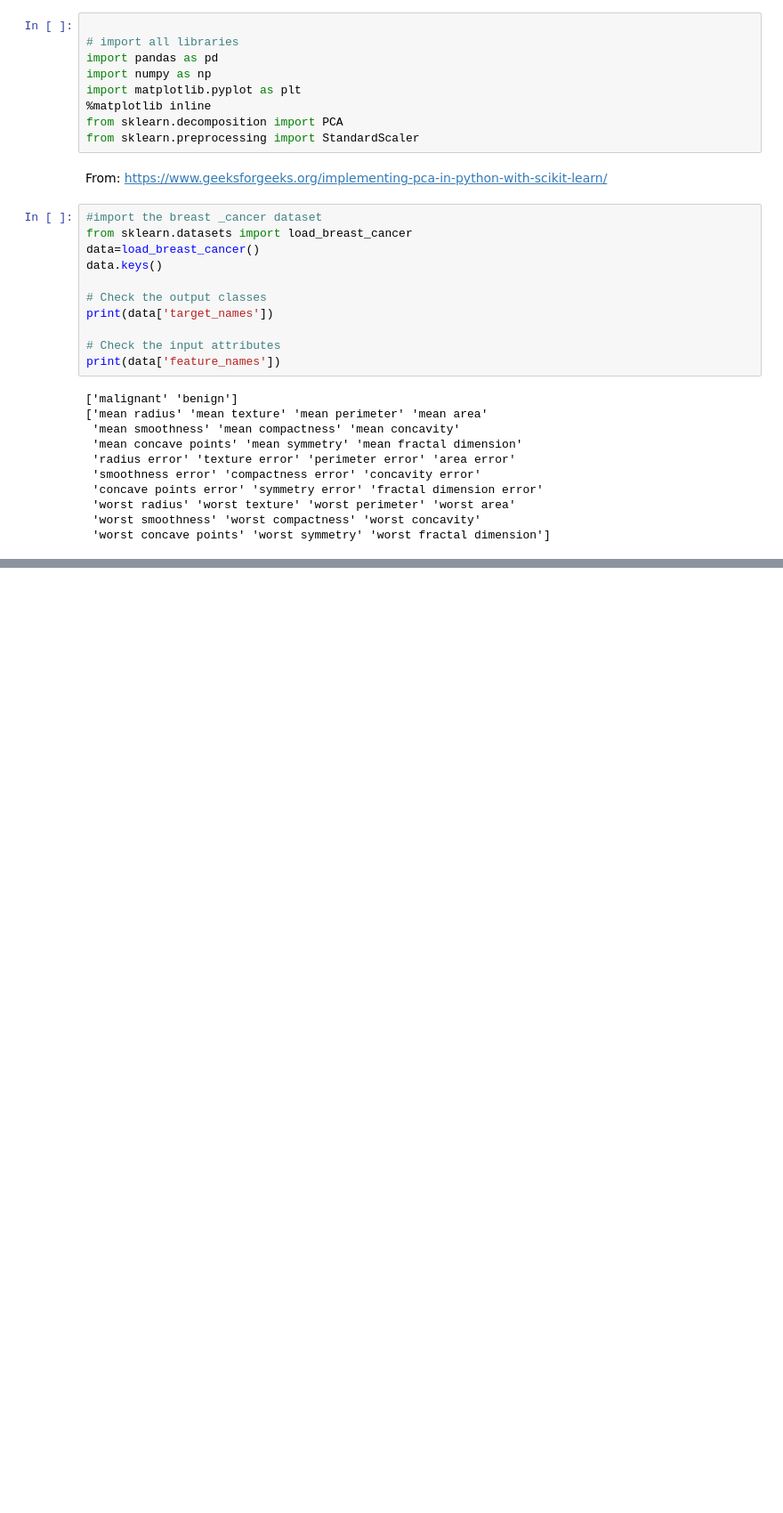
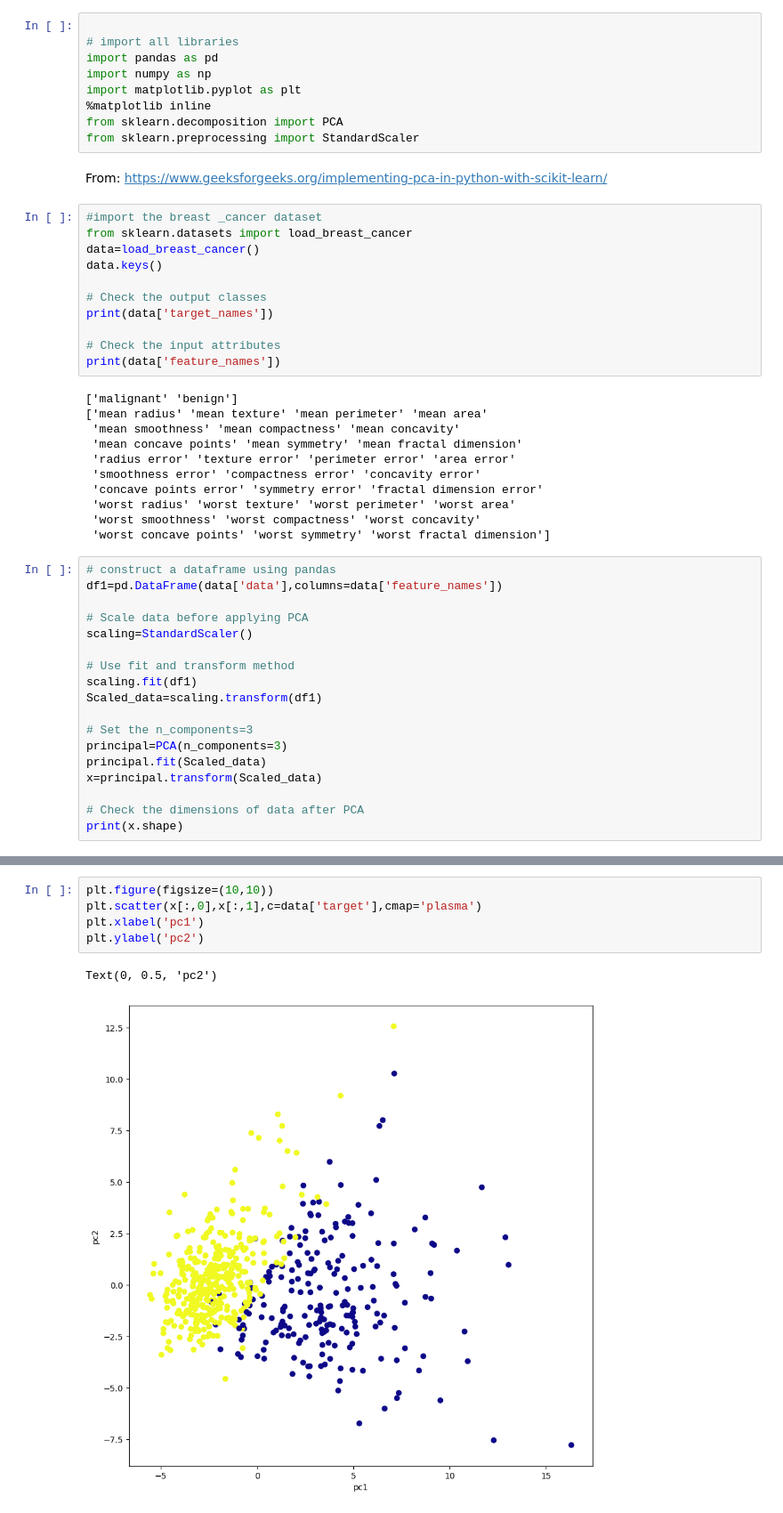
Before and after one commit to flyinacres/dimensionality, a Jupyter notebook: pcawp.ipynb, the cells around one changed output, grey strips where cells are left out. Shown at 89% size. Cells and saved outputs as stored; diff of their text form; blank space fills up the shorter version.

```diff
--- a/pcawp.ipynb
+++ b/pcawp.ipynb
@@ -31,3 +31,21 @@ print(data['feature_names'])
  'worst radius' 'worst texture' 'worst perimeter' 'worst area'
  'worst smoothness' 'worst compactness' 'worst concavity'
  'worst concave points' 'worst symmetry' 'worst fractal dimension']
+# %%
+# construct a dataframe using pandas
+df1=pd.DataFrame(data['data'],columns=data['feature_names'])
+
+# Scale data before applying PCA
+scaling=StandardScaler()
+
+# Use fit and transform method
+scaling.fit(df1)
+Scaled_data=scaling.transform(df1)
+
+# Set the n_components=3
+principal=PCA(n_components=3)
+principal.fit(Scaled_data)
+x=principal.transform(Scaled_data)
+
+# Check the dimensions of data after PCA
+print(x.shape)
@@ -33,0 +77,8 @@ print(data['feature_names'])
+# %%
+plt.figure(figsize=(10,10))
+plt.scatter(x[:,0],x[:,1],c=data['target'],cmap='plasma')
+plt.xlabel('pc1')
+plt.ylabel('pc2')
+# %% [output]
+Text(0, 0.5, 'pc2')
+[figure, added]
```
Also changed, not shown: parts of 4 cells of this notebook.
